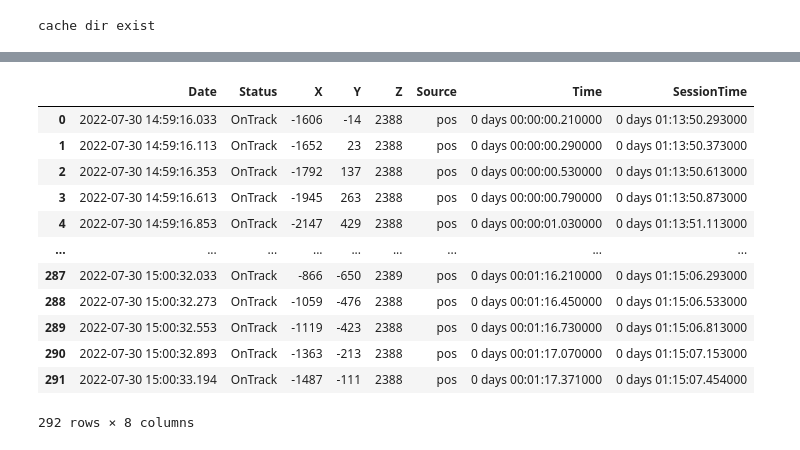
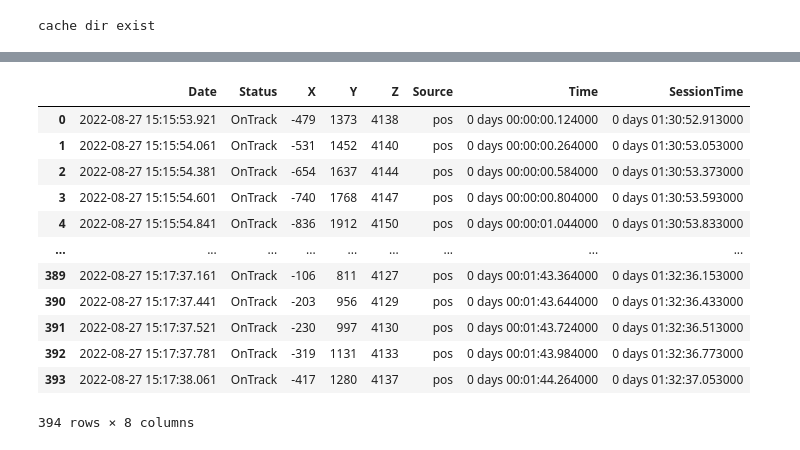
Before and after one commit to dhupee/Fastf1-head2head, a Jupyter notebook: fastf1-head2head.ipynb, the cells around one changed output, grey strips where cells are left out. Cells and saved outputs as stored; diff of their text form; code cells hidden in the pictures.

```diff
--- a/fastf1-head2head.ipynb
+++ b/fastf1-head2head.ipynb
@@ -39,10 +53,24 @@ pd.options.mode.chained_assignment = None
 cache dir exist
 # %%
 # add session
-sessions = fastf1.get_session(2022, 'Spa', 'FP2')
+sessions = fastf1.get_session(2022, 'Belgium', 'Q')
 sessions.load(laps=True, telemetry=True, weather=True)
 
+# assign driver
+first_driver = 'SAI'
+second_driver = 'PER'
+
+# assign driver color
+first_color = fastf1.plotting.team_color('FER')
+second_color = fastf1.plotting.team_color('RBR')
+
+# assign plot title
+plot_title = 'Sainz vs Perez, Spa 2022 Q3'
+second_plot_title = 'Carlos Sainz(55) Lap Gear Visualization'
+
+speedmap_first_title = 'Carlos Sainz Speed Map'
+
 # load fastest drivers
-VER = sessions.laps.pick_driver('VER').pick_fastest()
-LEC = sessions.laps.pick_driver('LEC').pick_fastest()
+first = sessions.laps.pick_driver(first_driver).pick_fastest()
+second = sessions.laps.pick_driver(second_driver).pick_fastest()
 # %% [output]
@@ -141,22 +161,22 @@ plt.show()
 # %%
 # need pole sitter X and Y for circuit plotting
 
-rus_pos_data = rus.get_pos_data()
-rus_pos_data
+first_pos_data = first.get_pos_data()
+first_pos_data
 # %% [output]
 |  | Date | Status | X | Y | Z | Source | Time | SessionTime |
-| 0 | 2022-07-30 14:59:16.033 | OnTrack | -1606 | -14 | 2388 | pos | 0 days 00:00:00.210000 | 0 days 01:13:50.293000 |
-| 1 | 2022-07-30 14:59:16.113 | OnTrack | -1652 | 23 | 2388 | pos | 0 days 00:00:00.290000 | 0 days 01:13:50.373000 |
-| 2 | 2022-07-30 14:59:16.353 | OnTrack | -1792 | 137 | 2388 | pos | 0 days 00:00:00.530000 | 0 days 01:13:50.613000 |
-| 3 | 2022-07-30 14:59:16.613 | OnTrack | -1945 | 263 | 2388 | pos | 0 days 00:00:00.790000 | 0 days 01:13:50.873000 |
-| 4 | 2022-07-30 14:59:16.853 | OnTrack | -2147 | 429 | 2388 | pos | 0 days 00:00:01.030000 | 0 days 01:13:51.113000 |
+| 0 | 2022-08-27 15:15:53.921 | OnTrack | -479 | 1373 | 4138 | pos | 0 days 00:00:00.124000 | 0 days 01:30:52.913000 |
+| 1 | 2022-08-27 15:15:54.061 | OnTrack | -531 | 1452 | 4140 | pos | 0 days 00:00:00.264000 | 0 days 01:30:53.053000 |
+| 2 | 2022-08-27 15:15:54.381 | OnTrack | -654 | 1637 | 4144 | pos | 0 days 00:00:00.584000 | 0 days 01:30:53.373000 |
+| 3 | 2022-08-27 15:15:54.601 | OnTrack | -740 | 1768 | 4147 | pos | 0 days 00:00:00.804000 | 0 days 01:30:53.593000 |
+| 4 | 2022-08-27 15:15:54.841 | OnTrack | -836 | 1912 | 4150 | pos | 0 days 00:00:01.044000 | 0 days 01:30:53.833000 |
 | ... | ... | ... | ... | ... | ... | ... | ... | ... |
-| 287 | 2022-07-30 15:00:32.033 | OnTrack | -866 | -650 | 2389 | pos | 0 days 00:01:16.210000 | 0 days 01:15:06.293000 |
-| 288 | 2022-07-30 15:00:32.273 | OnTrack | -1059 | -476 | 2388 | pos | 0 days 00:01:16.450000 | 0 days 01:15:06.533000 |
-| 289 | 2022-07-30 15:00:32.553 | OnTrack | -1119 | -423 | 2388 | pos | 0 days 00:01:16.730000 | 0 days 01:15:06.813000 |
-| 290 | 2022-07-30 15:00:32.893 | OnTrack | -1363 | -213 | 2388 | pos | 0 days 00:01:17.070000 | 0 days 01:15:07.153000 |
-| 291 | 2022-07-30 15:00:33.194 | OnTrack | -1487 | -111 | 2388 | pos | 0 days 00:01:17.371000 | 0 days 01:15:07.454000 |
+| 389 | 2022-08-27 15:17:37.161 | OnTrack | -106 | 811 | 4127 | pos | 0 days 00:01:43.364000 | 0 days 01:32:36.153000 |
+| 390 | 2022-08-27 15:17:37.441 | OnTrack | -203 | 956 | 4129 | pos | 0 days 00:01:43.644000 | 0 days 01:32:36.433000 |
+| 391 | 2022-08-27 15:17:37.521 | OnTrack | -230 | 997 | 4130 | pos | 0 days 00:01:43.724000 | 0 days 01:32:36.513000 |
+| 392 | 2022-08-27 15:17:37.781 | OnTrack | -319 | 1131 | 4133 | pos | 0 days 00:01:43.984000 | 0 days 01:32:36.773000 |
+| 393 | 2022-08-27 15:17:38.061 | OnTrack | -417 | 1280 | 4137 | pos | 0 days 00:01:44.264000 | 0 days 01:32:37.053000 |
-292 rows × 8 columns
+394 rows × 8 columns
 # %%
 # need pole sitter gear and position as reference for circuit plotting
 
```
Also changed, not shown: parts of 10 cells of this notebook, 1 other file.
